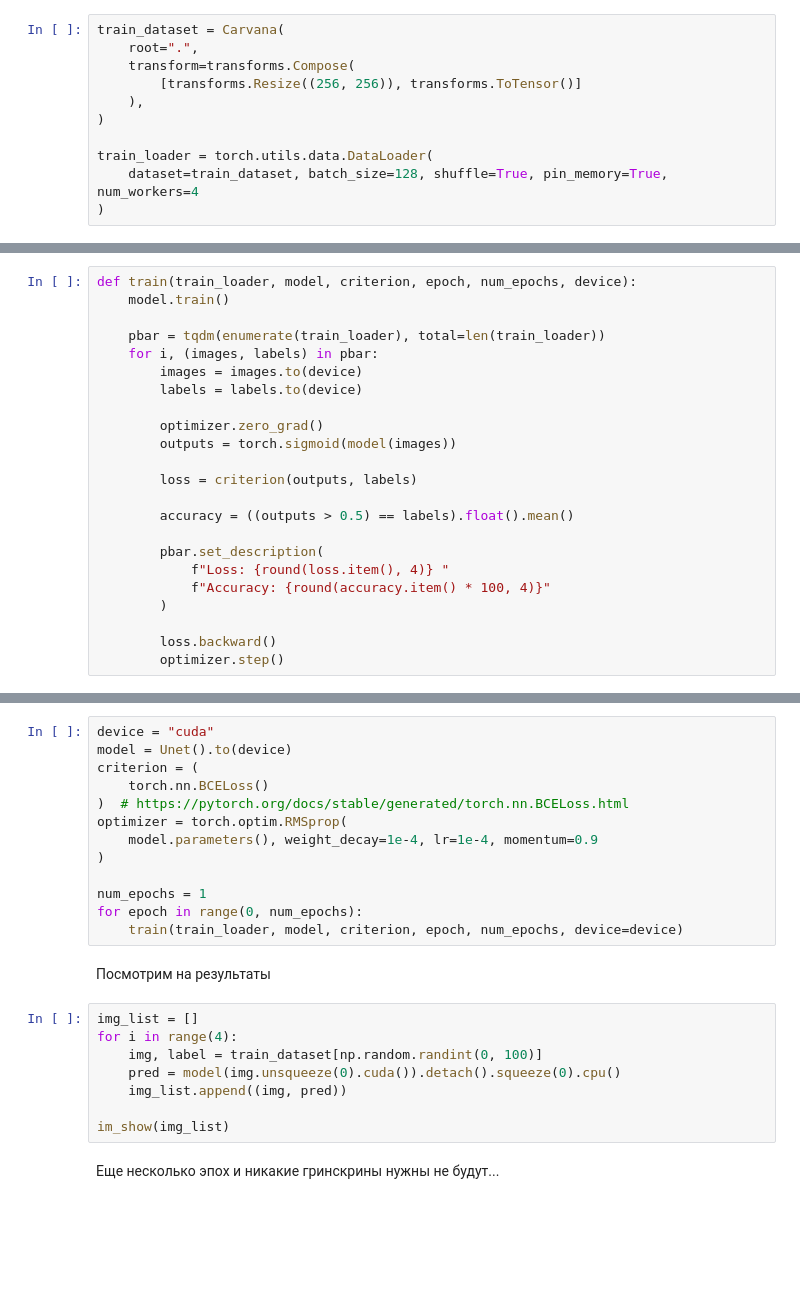
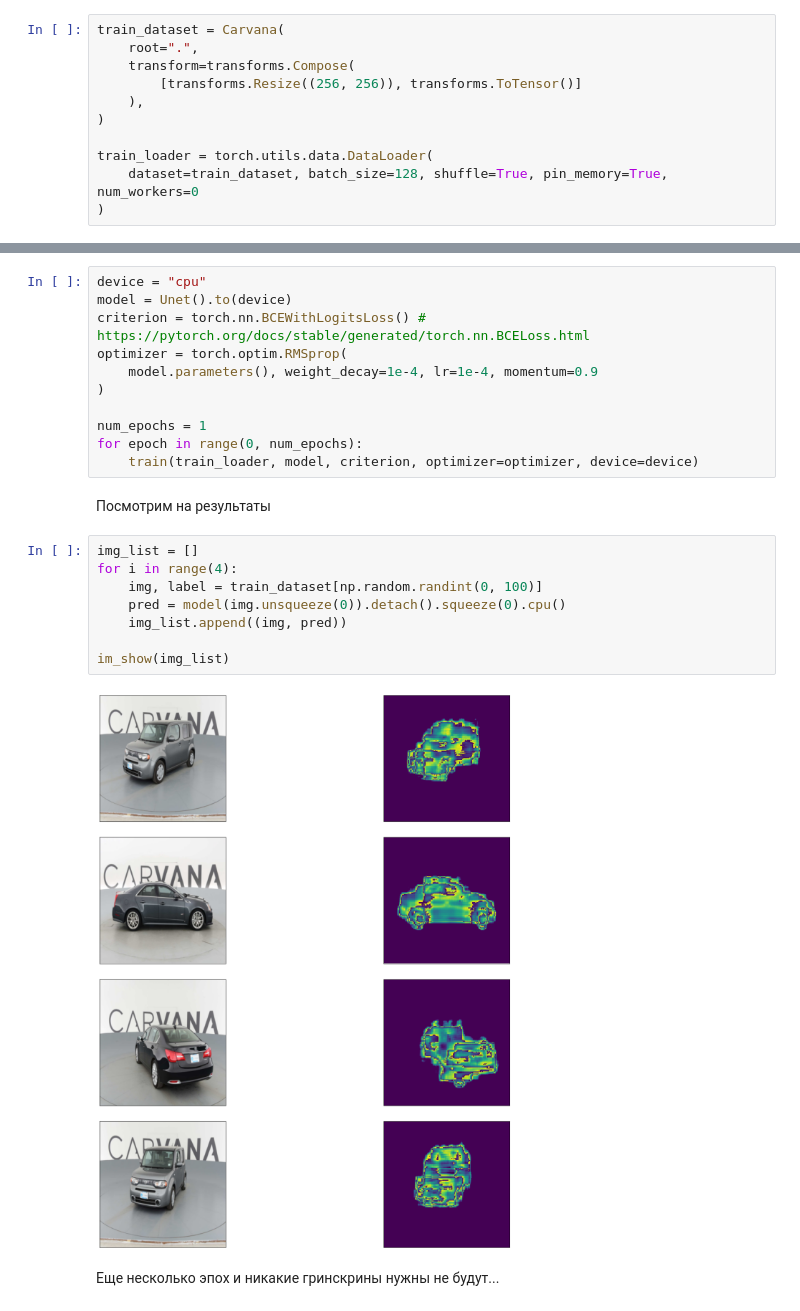
Before and after one commit to VladMaksimum/Laboratory_MoIPnR, a Jupyter notebook: Практика_07.ipynb, the cells around one changed output, grey strips where cells are left out. Saved outputs shown, nothing was run; the diff lists cells and outputs as text; blank space fills up the shorter version.

```diff
--- a/Практика_07.ipynb
+++ b/Практика_07.ipynb
@@ -126,7 +124,7 @@ train_dataset = Carvana(
 )
 
 train_loader = torch.utils.data.DataLoader(
-    dataset=train_dataset, batch_size=128, shuffle=True, pin_memory=True, num_workers=4
+    dataset=train_dataset, batch_size=128, shuffle=True, pin_memory=True, num_workers=0
 )
 # %% [markdown]
 Посмотрим несколько примеров изображений и масок автомобиля
@@ -204,26 +213,3 @@ class Unet(nn.Module):
         return self.output(out)
 # %% [markdown]
 Определяем функцию для обучения одной эпохи
-# %%
-def train(train_loader, model, criterion, epoch, num_epochs, device):
-    model.train()
-
-    pbar = tqdm(enumerate(train_loader), total=len(train_loader))
-    for i, (images, labels) in pbar:
-        images = images.to(device)
-        labels = labels.to(device)
-
-        optimizer.zero_grad()
-        outputs = torch.sigmoid(model(images))
-
-        loss = criterion(outputs, labels)
-
-        accuracy = ((outputs > 0.5) == labels).float().mean()
-
-        pbar.set_description(
-            f"Loss: {round(loss.item(), 4)} "
-            f"Accuracy: {round(accuracy.item() * 100, 4)}"
-        )
-
-        loss.backward()
-        optimizer.step()
@@ -230,26 +256,26 @@ def train(train_loader, model, criterion, epoch, num_epochs, device):
 # %%
-device = "cuda"
+device = "cpu"
 model = Unet().to(device)
-criterion = (
-    torch.nn.BCELoss()
-)  # https://pytorch.org/docs/stable/generated/torch.nn.BCELoss.html
+criterion = torch.nn.BCEWithLogitsLoss() # https://pytorch.org/docs/stable/generated/torch.nn.BCELoss.html
 optimizer = torch.optim.RMSprop(
     model.parameters(), weight_decay=1e-4, lr=1e-4, momentum=0.9
 )
 
 num_epochs = 1
 for epoch in range(0, num_epochs):
-    train(train_loader, model, criterion, epoch, num_epochs, device=device)
+    train(train_loader, model, criterion, optimizer=optimizer, device=device)
 # %% [markdown]
 Посмотрим на результаты
 # %%
 img_list = []
 for i in range(4):
     img, label = train_dataset[np.random.randint(0, 100)]
-    pred = model(img.unsqueeze(0).cuda()).detach().squeeze(0).cpu()
+    pred = model(img.unsqueeze(0)).detach().squeeze(0).cpu()
     img_list.append((img, pred))
 
 im_show(img_list)
+# %% [output]
+[figure, added]
 # %% [markdown]
 Еще несколько эпох и никакие гринскрины нужны не будут...
 # %%
```
Also changed, not shown: parts of 17 cells of this notebook, 1 other file.
